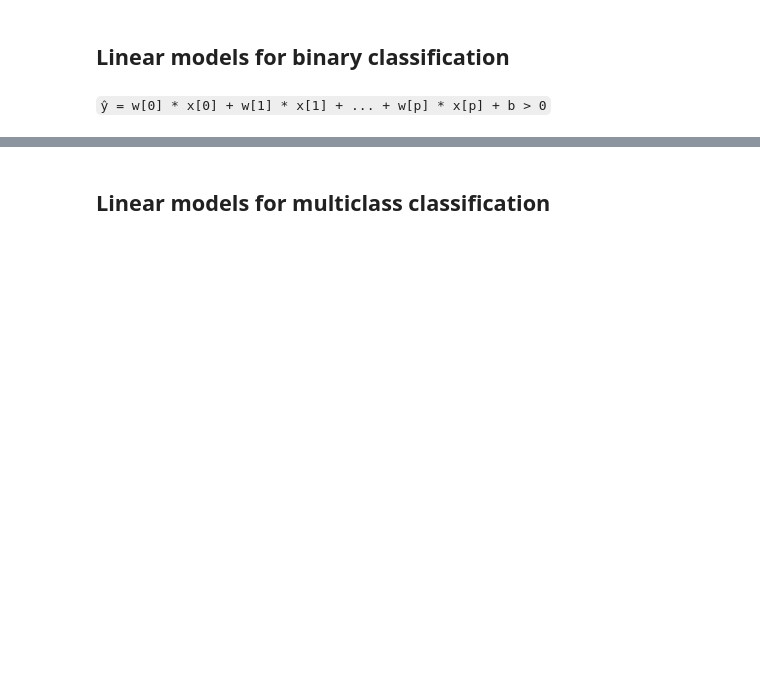
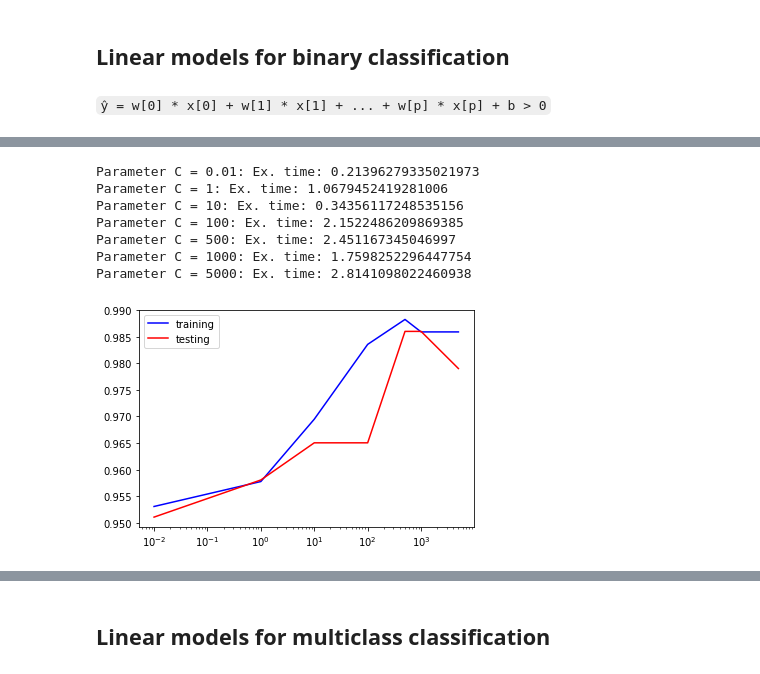
Before and after one commit to icta-tecaji/python-machine-learning-public, a Jupyter notebook: 02_Nadzorovano_ucenje/03_Linear_Models_CLEAN.ipynb, the cells around one changed output, grey strips where cells are left out. Saved outputs shown, nothing was run; the diff lists cells and outputs as text; code cells hidden in the pictures; blank space fills up the shorter version.

```diff
--- a/02_Nadzorovano_ucenje/03_Linear_Models_CLEAN.ipynb
+++ b/02_Nadzorovano_ucenje/03_Linear_Models_CLEAN.ipynb
@@ -252,19 +287,32 @@ print(f"Test set score: {logreg001.score(X_test, y_test):.3f}")
 # %%
+import time
+
 traning_scores = {}
 testing_scores = {}
 
 c_values = [0.01, 1, 10, 100, 500, 1000, 5000]
 
 for c in c_values:
+    start_time = time.time()
     logreg_diff = LogisticRegression(C=c, max_iter=100000).fit(X_train, y_train)
     traning_scores[c] = logreg_diff.score(X_train, y_train)
     testing_scores[c] = logreg_diff.score(X_test, y_test)
+    print(f"Parameter C = {c}: Ex. time: {time.time() - start_time}")
 
 plt.plot(traning_scores.keys(), traning_scores.values(), c="blue", label="training")
 plt.plot(testing_scores.keys(), testing_scores.values(), c="red", label="testing")
 plt.legend()
 plt.xscale('log')
 plt.show()
+# %% [output]
+Parameter C = 0.01: Ex. time: 0.21396279335021973
+Parameter C = 1: Ex. time: 1.0679452419281006
+Parameter C = 10: Ex. time: 0.34356117248535156
+Parameter C = 100: Ex. time: 2.1522486209869385
+Parameter C = 500: Ex. time: 2.451167345046997
+Parameter C = 1000: Ex. time: 1.7598252296447754
+Parameter C = 5000: Ex. time: 2.8141098022460938
+[figure, added]
 # %%
 cancer = load_breast_cancer()
 
```
Also changed, not shown: parts of 19 cells of this notebook, 3 other files.
